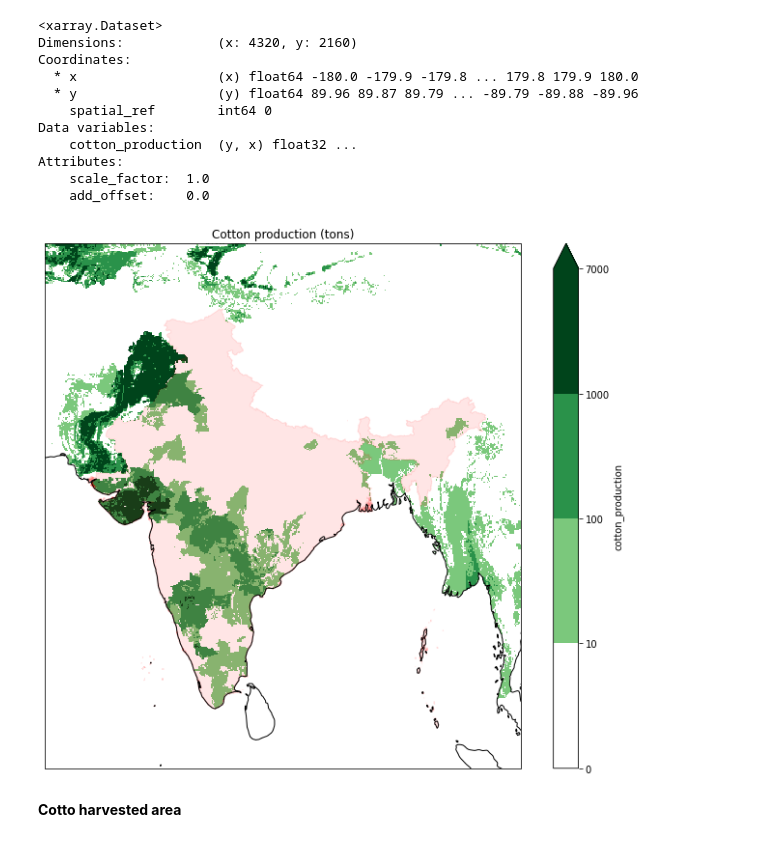
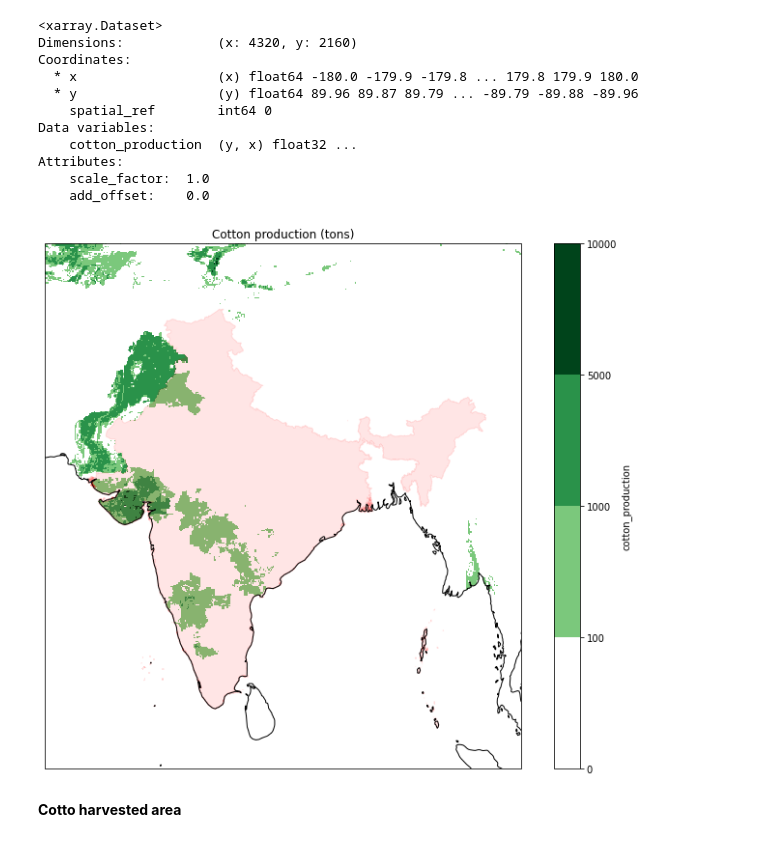
Before and after one commit to Vizzuality/landgriffon, a Jupyter notebook: data/notebooks/Lab/QA_risk_impact_calc_blwf_xr.ipynb, the cells around one changed output. Cells and saved outputs as stored; diff of their text form; code cells hidden in the pictures.

```diff
--- a/data/notebooks/Lab/QA_risk_impact_calc_blwf_xr.ipynb
+++ b/data/notebooks/Lab/QA_risk_impact_calc_blwf_xr.ipynb
@@ -47,8 +47,8 @@ def da_plot(da, gdf, color_list, values, title, x='x', y='y', xlim=(65,100), yli
     da.plot(ax=ax, norm=norm, cmap=cmap, x=x, y=y, transform=ccrs.PlateCarree())
     gdf.plot(ax=ax, color='red', alpha=.1, edgecolor='red')
     ax.coastlines()
-    ax.set_xlim((65,100))
-    ax.set_ylim((4,40))
+    ax.set_xlim(xlim)
+    ax.set_ylim(ylim)
     ax.set_title(title)
 # %% [markdown]
 # Data import
@@ -120,12 +115,13 @@ Attributes:
     add_offset:    0.0
 # %%
 color_list = ["#ffffff", "#7bc87c", "#2a924a", "#00441b"]
-values = [0, 10, 100, 1000, 7000]
+values = [0, 100, 1000, 5000, 10000]
+
 title = 'Cotton production (tons)'
 
 da_plot(xds_cp['cotton_production'], geom, color_list, values, title, x='x', y='y', xlim=(65,100), ylim=(4,40))
 # %% [output]
-[figure, old version]
+[figure, new version]
 # %% [markdown]
 **Cotto harvested area**
 # %%
```
Also changed, not shown: parts of 16 cells of this notebook, 1 other file.
